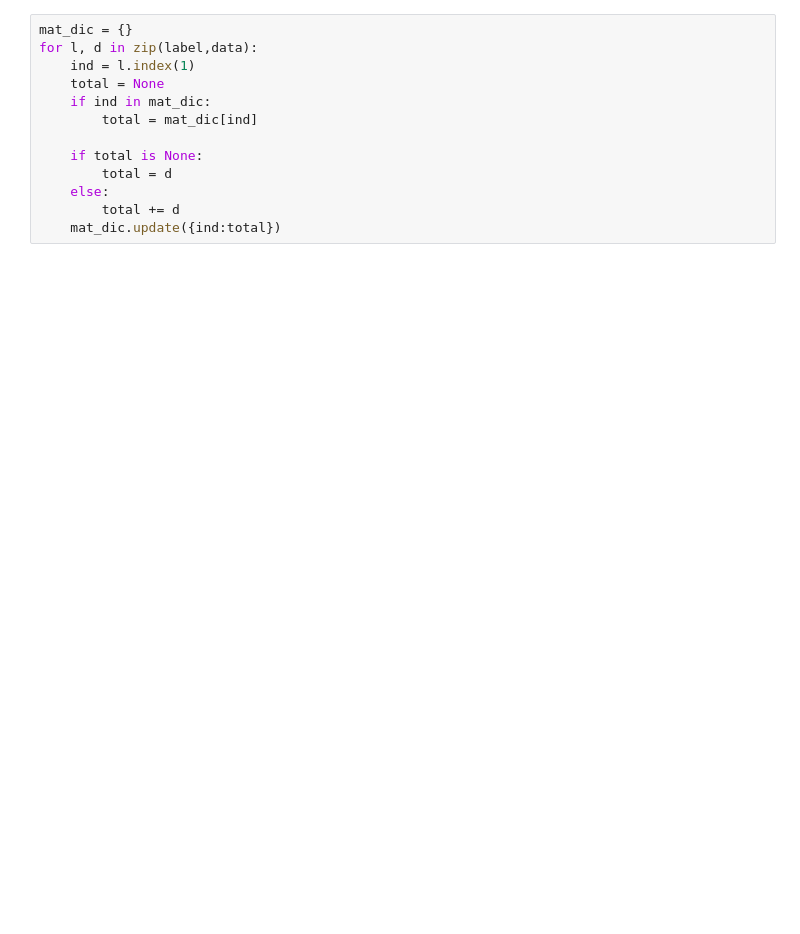
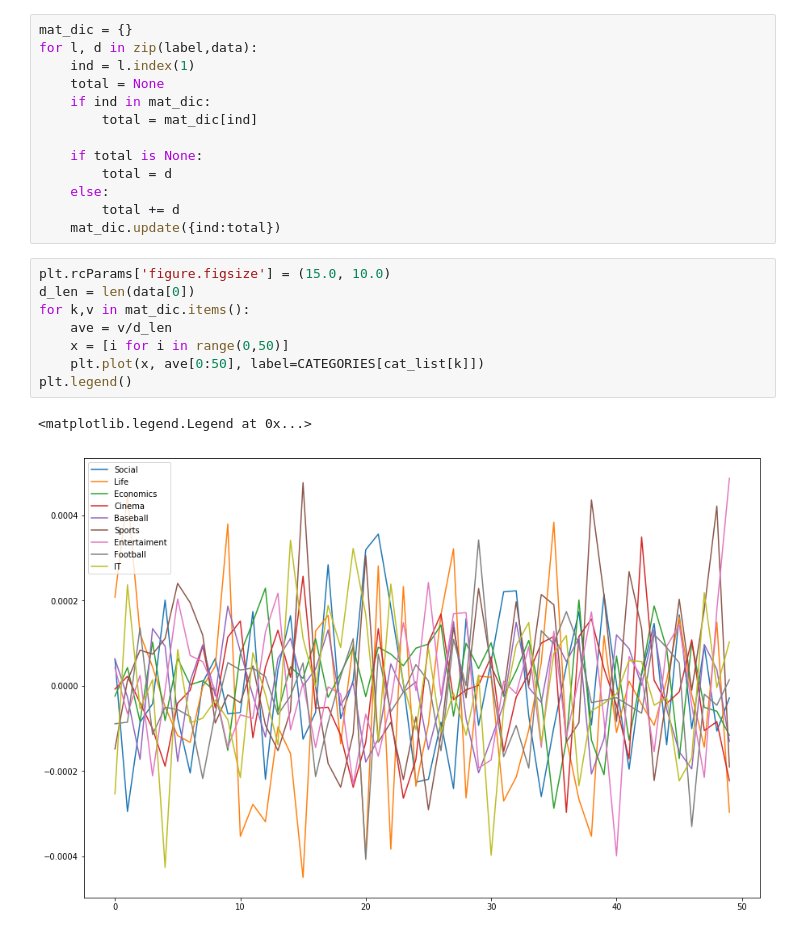
Before and after one commit to tMinamiii/news-category-learning, a Jupyter notebook: Untitled.ipynb, the cells around one changed output. Cells and saved outputs as stored; diff of their text form; blank space fills up the shorter version.

```diff
--- a/Untitled.ipynb
+++ b/Untitled.ipynb
@@ -21,4 +25,15 @@ for l, d in zip(label,data):
     else:
         total += d
     mat_dic.update({ind:total})
+# %%
+plt.rcParams['figure.figsize'] = (15.0, 10.0)
+d_len = len(data[0])
+for k,v in mat_dic.items():
+    ave = v/d_len
+    x = [i for i in range(0,50)]
+    plt.plot(x, ave[0:50], label=CATEGORIES[cat_list[k]])
+plt.legend()
+# %% [output]
+<matplotlib.legend.Legend at 0x...>
+[figure, added]
 # %%
```
Also changed, not shown: parts of 2 cells of this notebook.
